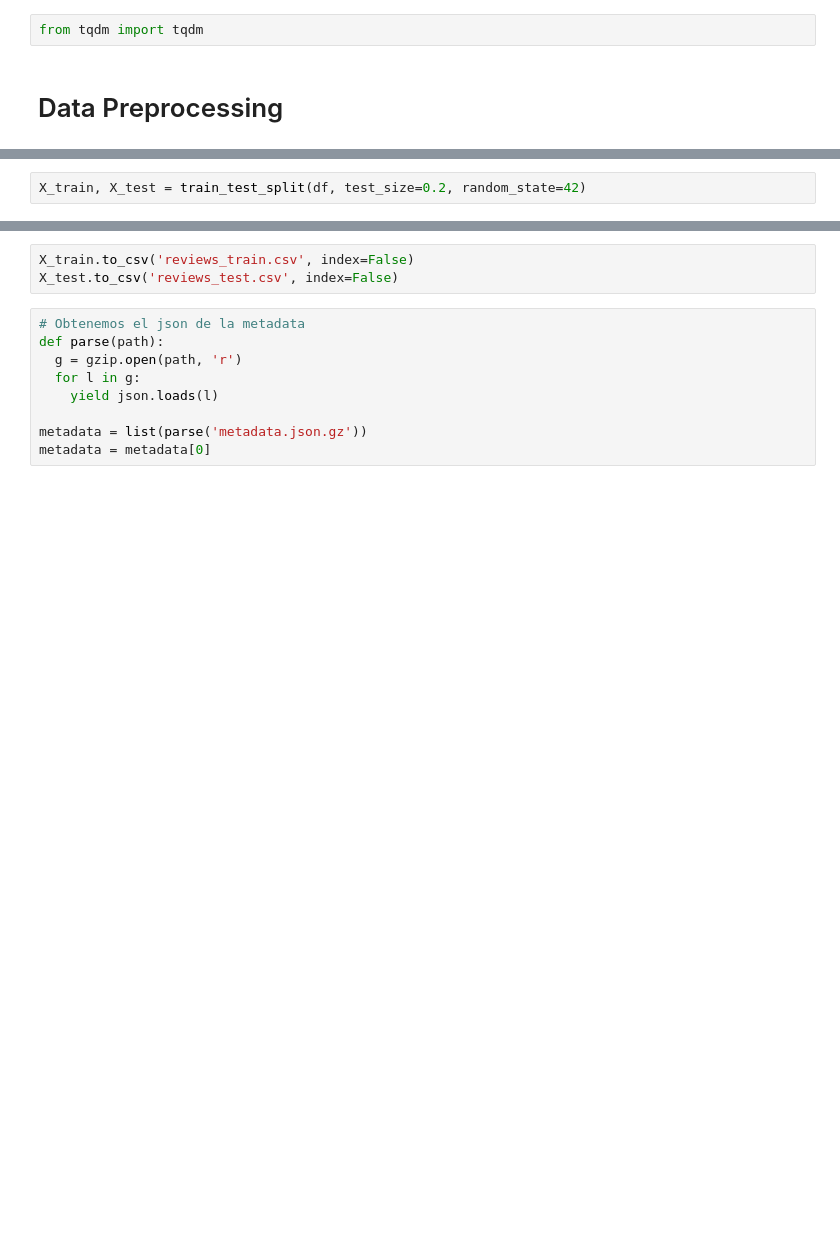
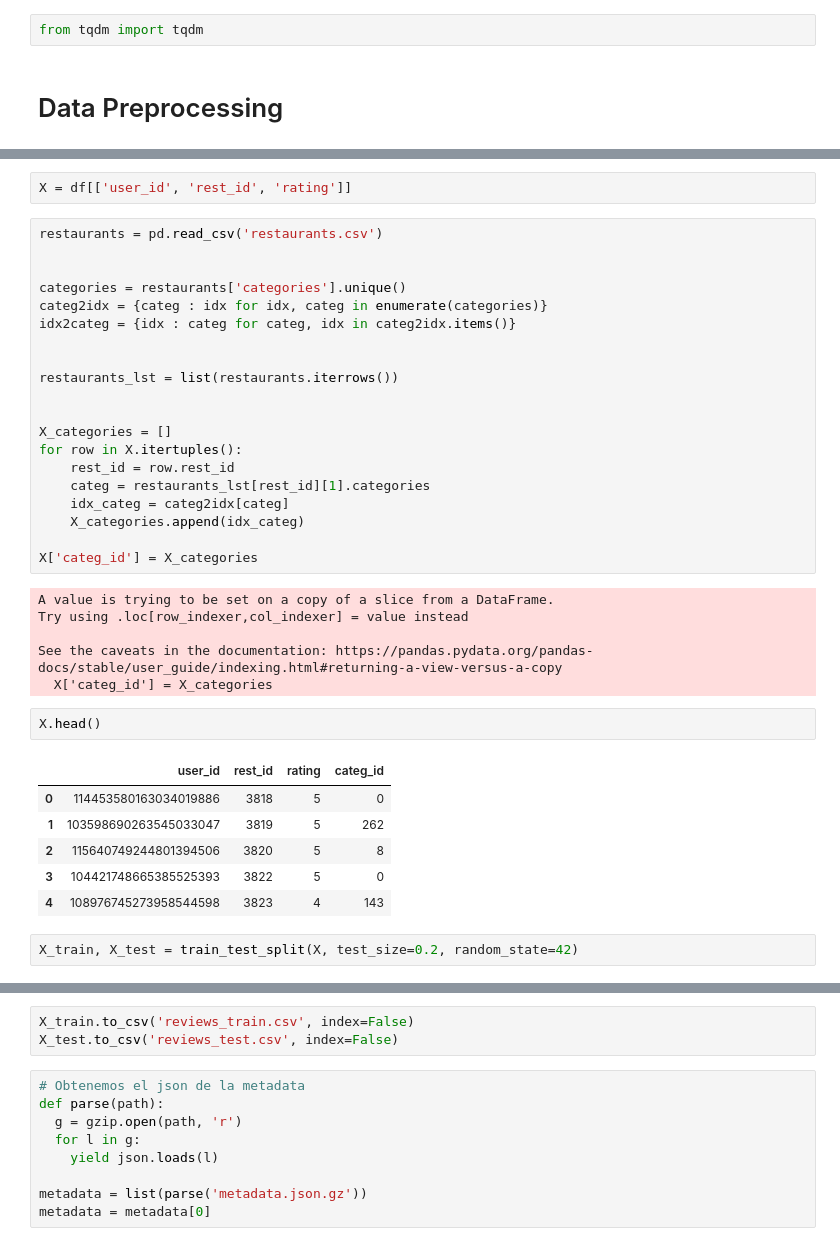
Before and after one commit to pedrozavalat/iic3633-proyecto, a Jupyter notebook: iic3633_LLaVA_Tiny 2.ipynb, the cells around one changed output, grey strips where cells are left out. Saved outputs shown, nothing was run; the diff lists cells and outputs as text; blank space fills up the shorter version.

Commit message:
feat(sets): Update train-test Problem

```diff
--- a/iic3633_LLaVA_Tiny 2.ipynb
+++ b/iic3633_LLaVA_Tiny 2.ipynb
@@ -112,8 +119,45 @@ Folder size 1134
 State: North_Dakota, Count: 648
 Folder size 678
 - Se encuentran todas las imagenes => No hay conflictos
+# %%
+X = df[['user_id', 'rest_id', 'rating']]
+# %%
+restaurants = pd.read_csv('restaurants.csv')
+
+
+categories = restaurants['categories'].unique()
+categ2idx = {categ : idx for idx, categ in enumerate(categories)}
+idx2categ = {idx : categ for categ, idx in categ2idx.items()}
+
+
+restaurants_lst = list(restaurants.iterrows())
+
+
+X_categories = []
+for row in X.itertuples():
+    rest_id = row.rest_id
+    categ = restaurants_lst[rest_id][1].categories
+    idx_categ = categ2idx[categ]
+    X_categories.append(idx_categ)
+
+X['categ_id'] = X_categories
+# %% [output]
+A value is trying to be set on a copy of a slice from a DataFrame.
+Try using .loc[row_indexer,col_indexer] = value instead
+
+See the caveats in the documentation: https://pandas.pydata.org/pandas-docs/stable/user_guide/indexing.html#returning-a-view-versus-a-copy
+  X['categ_id'] = X_categories
+# %%
+X.head()
+# %% [output]
+|  | user_id | rest_id | rating | categ_id |
+| 0 | 114453580163034019886 | 3818 | 5 | 0 |
+| 1 | 103598690263545033047 | 3819 | 5 | 262 |
+| 2 | 115640749244801394506 | 3820 | 5 | 8 |
+| 3 | 104421748665385525393 | 3822 | 5 | 0 |
+| 4 | 108976745273958544598 | 3823 | 4 | 143 |
 # %%
-X_train, X_test = train_test_split(df, test_size=0.2, random_state=42)
+X_train, X_test = train_test_split(X, test_size=0.2, random_state=42)
 # %%
 print('Se cumple?',X_test.shape[0] + X_train.shape[0] == df.shape[0])
 X_test.shape, X_train.shape
```
Also changed, not shown: parts of 21 cells of this notebook.
